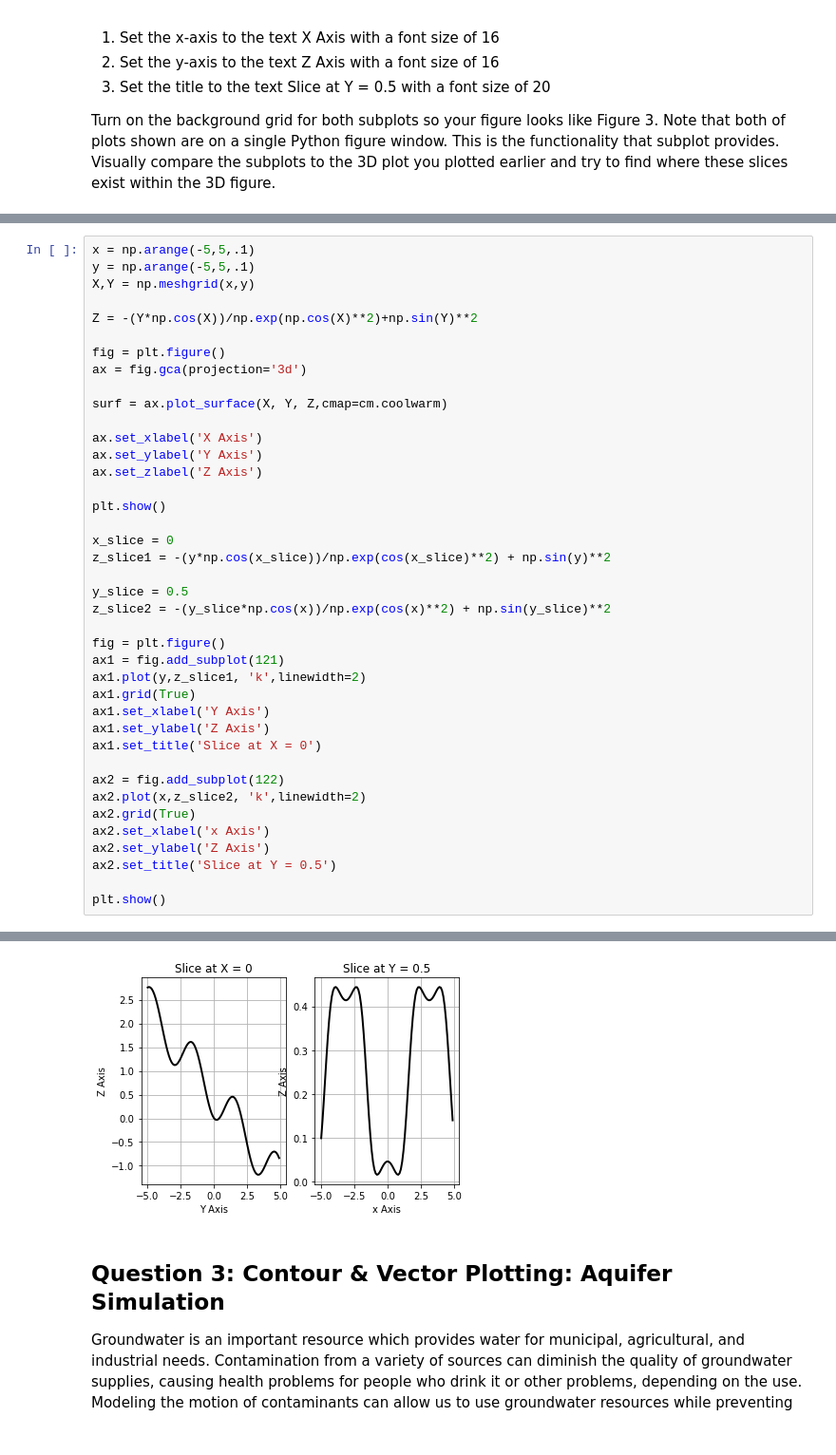
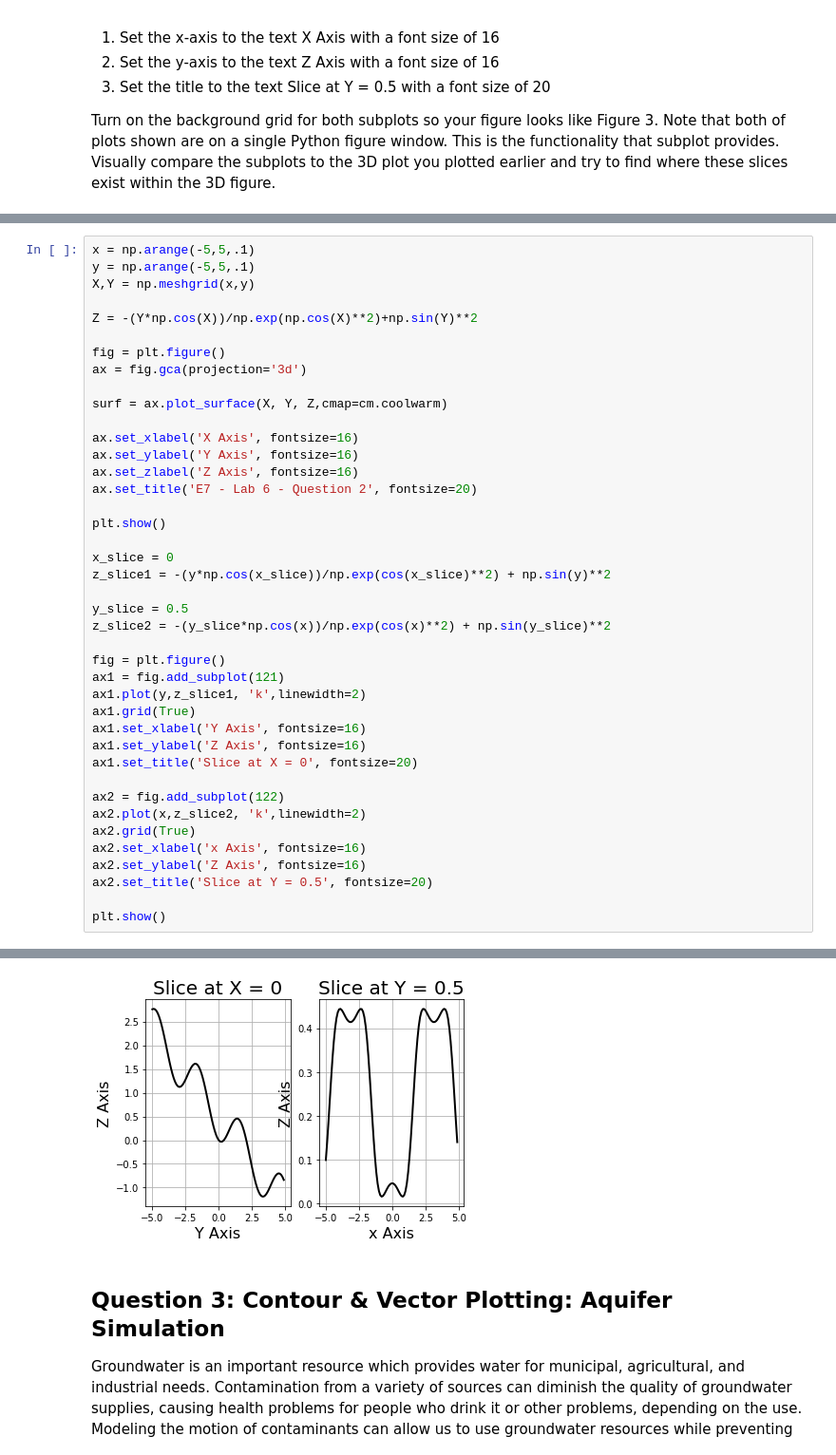
Before and after one commit to ds-modules/ENGIN-7, a Jupyter notebook: Lab06/staff.ipynb, the cells around one changed output, grey strips where cells are left out. Shown: that part at 95% size. Saved outputs shown, nothing was run; the diff lists cells and outputs as text.

```diff
--- a/Lab06/staff.ipynb
+++ b/Lab06/staff.ipynb
@@ -327,9 +330,10 @@ ax = fig.gca(projection='3d')
 
 surf = ax.plot_surface(X, Y, Z,cmap=cm.coolwarm)
 
-ax.set_xlabel('X Axis')
-ax.set_ylabel('Y Axis')
-ax.set_zlabel('Z Axis')
+ax.set_xlabel('X Axis', fontsize=16)
+ax.set_ylabel('Y Axis', fontsize=16)
+ax.set_zlabel('Z Axis', fontsize=16)
+ax.set_title('E7 - Lab 6 - Question 2', fontsize=20)
 
 plt.show()
 
@@ -343,16 +347,16 @@ fig = plt.figure()
 ax1 = fig.add_subplot(121)
 ax1.plot(y,z_slice1, 'k',linewidth=2)
 ax1.grid(True)
-ax1.set_xlabel('Y Axis')
-ax1.set_ylabel('Z Axis')
-ax1.set_title('Slice at X = 0')
+ax1.set_xlabel('Y Axis', fontsize=16)
+ax1.set_ylabel('Z Axis', fontsize=16)
+ax1.set_title('Slice at X = 0', fontsize=20)
 
 ax2 = fig.add_subplot(122)
 ax2.plot(x,z_slice2, 'k',linewidth=2)
 ax2.grid(True)
-ax2.set_xlabel('x Axis')
-ax2.set_ylabel('Z Axis')
-ax2.set_title('Slice at Y = 0.5')
+ax2.set_xlabel('x Axis', fontsize=16)
+ax2.set_ylabel('Z Axis', fontsize=16)
+ax2.set_title('Slice at Y = 0.5', fontsize=20)
 
 plt.show()
 # %% [output]
@@ -360,4 +364,4 @@ plt.show()
-[figure, old version]
+[figure, new version]
 # %% [markdown]
 ## Question 3: Contour & Vector Plotting: Aquifer Simulation
 
```
Also changed, not shown: parts of 6 cells of this notebook, 12 other files.
